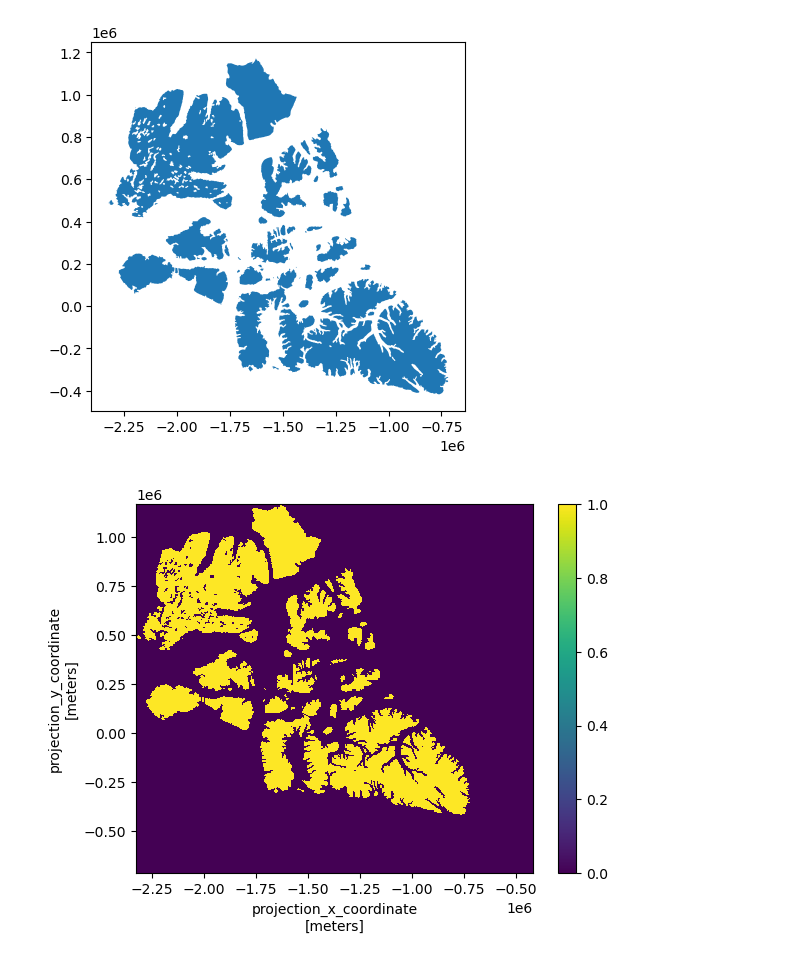
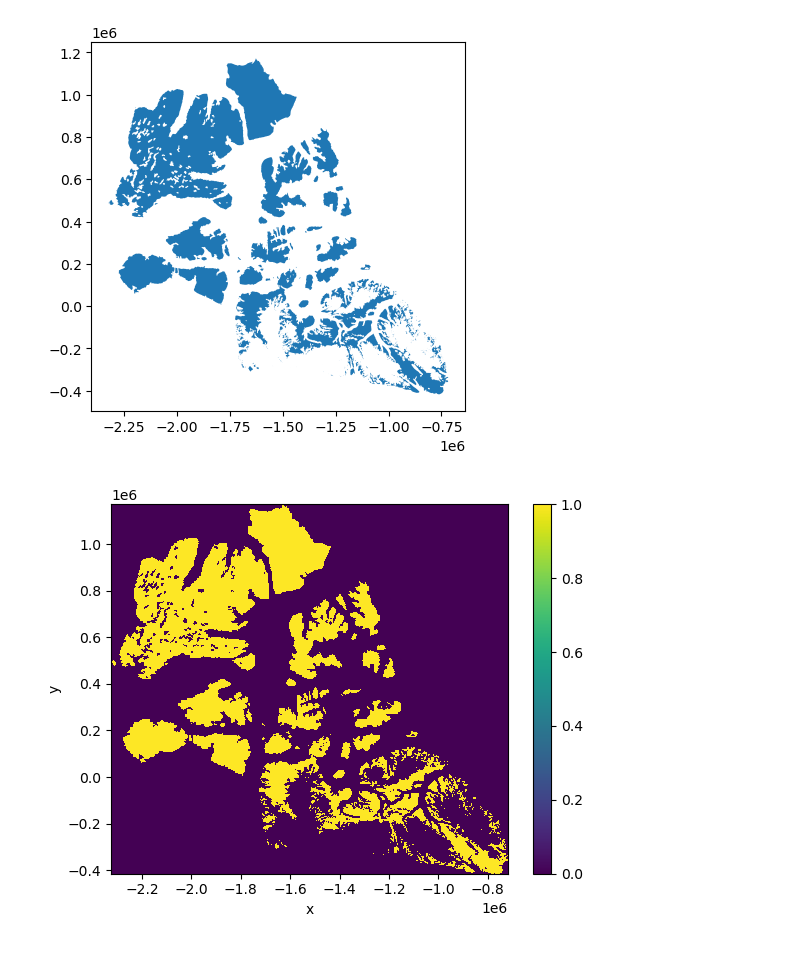
Before and after one commit to grimp-lab/ros, a Jupyter notebook: ros_analyses.ipynb, the cells around one changed output. Cells and saved outputs as stored; diff of their text form; code cells hidden in the pictures.

```diff
--- a/ros_analyses.ipynb
+++ b/ros_analyses.ipynb
@@ -46,4 +13,0 @@ Data variables: (12/13)
-# %%
-#Add a variables ROS to 1 if IMS_Surface_Values is 4 and GRP < -10
-ds['ROS'] = xr.where((ds['IMS_Surface_Values'] == 4) & (ds['GRP'] < -10), 1, 0)
-ds
@@ -67,0 +14,30 @@ Data variables: (12/14)
+# %%
+folder_project = 'D:/JALANGLOIS/'
+region = 'aac'
+
+years = [2019,2020,2021,2022,2023]
+
+#create a dictionnary to store the dataset with year as key
+ros = {}
+snow = {}
+ice = {}
+
+for year in years:
+    file = os.path.join(folder_project, 'ROS_NC', 'ros_%s_%s.nc'%(str(year),  region))
+    ds = xr.open_dataset(file)
+    ros[year] = ds['ROS']
+
+    #from the IMS_Surface_Values, create a new variable snow with 1 when IMS_Surface_Values = 4,  0 when IMS_Surface_Values = 2 and nan otherwise
+    ds['snow'] = xr.where(ds.IMS_Surface_Values == 4, 1,
+                xr.where(ds.IMS_Surface_Values == 2, 0, np.nan))
+
+    #from the IMS_Surface_Values, create a new variable ice with 1 when IMS_Surface_Values = 3,  0 when IMS_Surface_Values = 1 and nan otherwise
+    ds['ice'] = xr.where(ds.IMS_Surface_Values == 3, 1,
+                xr.where(ds.IMS_Surface_Values == 1, 0, np.nan))
+
+
+    snow[year] = ds['snow']
+    ice[year] = ds['ice']
+
+ros[2023].plot()
+snow[2023].plot()
@@ -68,6 +50,6 @@ Data variables: (12/14)
 # %%
 #read region shapefile (negative buffer of 1500 m) and mask the ROS variable
-region_path = os.path.join(folder_project,'regions', region, '%s_moins_1500m.shp'%(region))
+region_path = os.path.join(folder_project,'regions', region, '%s_moins_1500m_without_glaciers.shp'%(region))
 gdf = gpd.read_file(region_path)
 
 gdf = gdf.to_crs(6931)
@@ -77,32 +59,32 @@ gdf = gdf.to_crs(6931)
 x = ds['x'].values
 y = ds['y'].values
 
 # Create a 2D array of coordinates (x, y)
 x2d, y2d = np.meshgrid(x, y)
 coords = np.dstack((x2d, y2d))
 
 # Get the geometries from the shapefile
 geometries = gdf.geometry
 
 #plot the geometries
 gdf.plot()
 plt.show()
 
 # Define the affine transformation using the bounds of the dataset
 transform = from_bounds(x.min(), y.min(), x.max(), y.max(), len(x), len(y))
 
 
 # Use rasterio.features.geometry_mask to create the mask
 mask = geometry_mask([geom for geom in geometries],
                      transform=transform,
                      invert=True,
                      out_shape=(len(y), len(x)))
 
 # Create a DataArray for the mask
 mask_da = xr.DataArray(mask, coords=[ds['y'], ds['x']], dims=['y', 'x'])
 
 mask_da.plot()
 plt.show()
 # %% [output]
-[figure, old version]
+[figure, new version]
-[figure, old version]
+[figure, new version]
```
Also changed, not shown: parts of 14 cells of this notebook, 6 other files.
